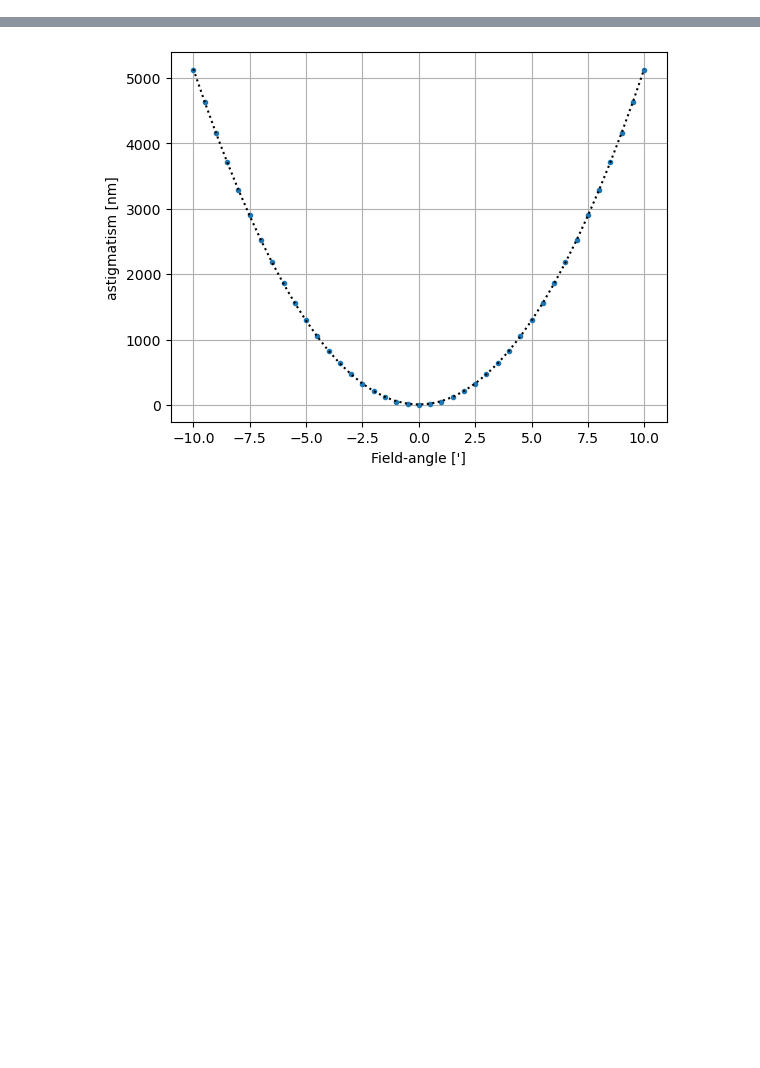
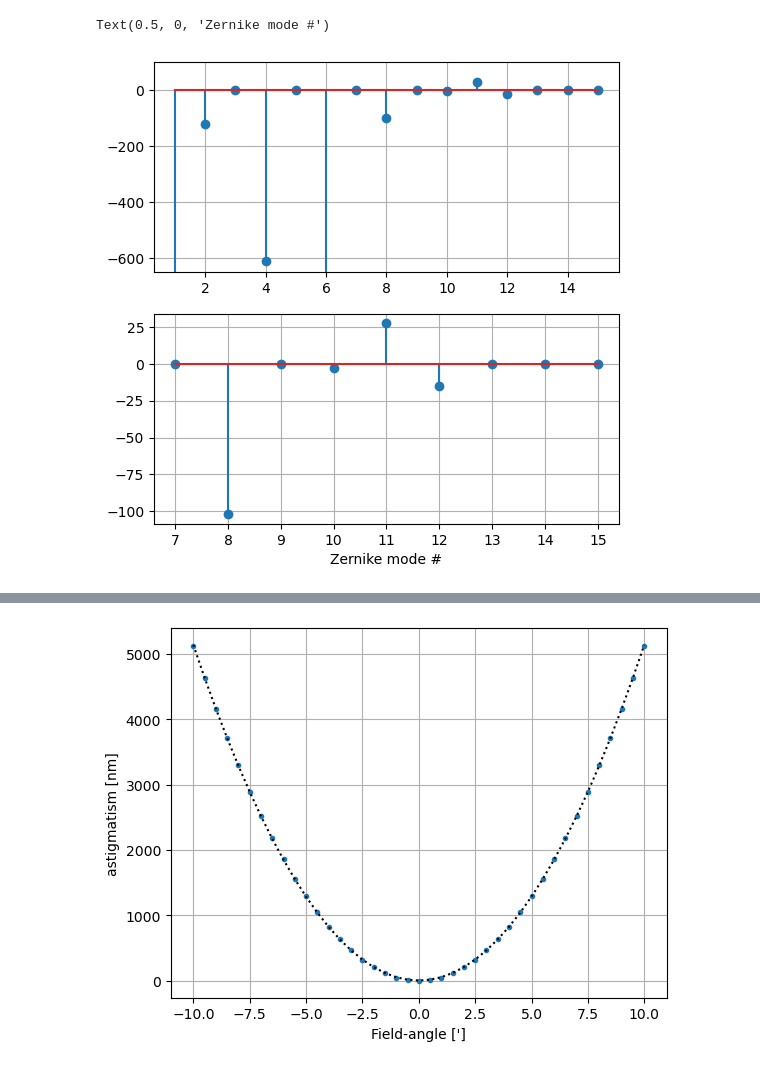
Before and after one commit to rconan/gmt-field-aberrations, a Jupyter notebook: examples/field-aberrations/field-aberrations.ipynb, the cells around one changed output, grey strips where cells are left out. Saved outputs shown, nothing was run; the diff lists cells and outputs as text; code cells hidden in the pictures; blank space fills up the shorter version.

```diff
--- a/examples/field-aberrations/field-aberrations.ipynb
+++ b/examples/field-aberrations/field-aberrations.ipynb
@@ -25,0 +28,15 @@ data
+# %%
+c = np.asarray(data[-1][1])
+fig,axs=plt.subplots(nrows=2,figsize=(6,6))
+ax = axs[0]
+ax.stem(np.arange(1,16),c)
+ax.grid()
+ax.set_ylim([-650,100])
+#ax.set_xlabel("Zernike mode #")
+ax=axs[1]
+ax.stem(np.arange(7,16),c[6:])
+ax.grid()
+ax.set_xlabel("Zernike mode #")
+# %% [output]
+Text(0.5, 0, 'Zernike mode #')
+[figure, added]
```
Also changed, not shown: parts of 30 cells of this notebook, 12 other files.
